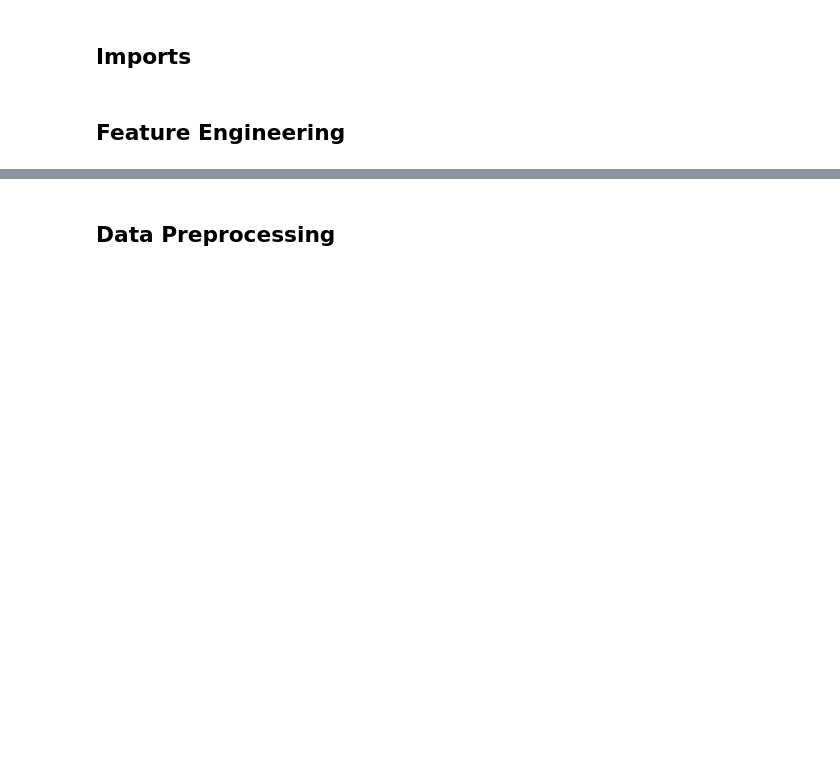
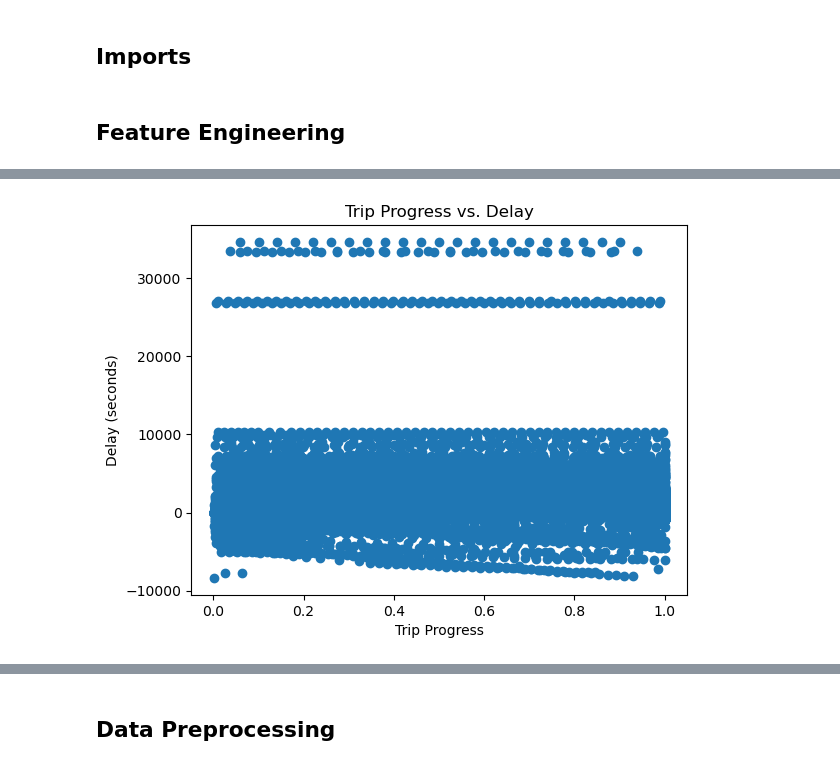
Before and after one commit to nadpierre/stm-transit-delay-prediction, a Jupyter notebook: notebooks/data_preprocessing.ipynb, the cells around one changed output, grey strips where cells are left out. Saved outputs shown, nothing was run; the diff lists cells and outputs as text; code cells hidden in the pictures; blank space fills up the shorter version.

```diff
--- a/notebooks/data_preprocessing.ipynb
+++ b/notebooks/data_preprocessing.ipynb
@@ -48,0 +53,20 @@ df['delay'] = (df['realtime_arrival_time'] - df['scheduled_arrival_time']).dt.to
+# %%
+# Sort values by stop sequence
+df = df.sort_values(by=['trip_id', 'route_id', 'stop_sequence'])
+# %%
+# Reset stop sequences (some stops are missing)
+df['stop_sequence'] = df.groupby(['trip_id', 'route_id']).cumcount() + 1
+# %%
+# Calculate trip progress percentage
+total_stops = df.groupby(['trip_id', 'route_id'])['stop_id'].transform('count')
+df['trip_progress_pct'] = df['stop_sequence'] / total_stops
+# %%
+# Plot trip progress vs. delay
+plt.scatter(x=df['trip_progress_pct'], y=df['delay'])
+plt.title('Trip Progress vs. Delay')
+plt.xlabel('Trip Progress')
+plt.ylabel('Delay (seconds)')
+plt.savefig('../images/delay_vs_trip_progress.png', bbox_inches='tight')
+plt.show()
+# %% [output]
+[figure, added]
```
Also changed, not shown: parts of 31 cells of this notebook, 8 other files.
